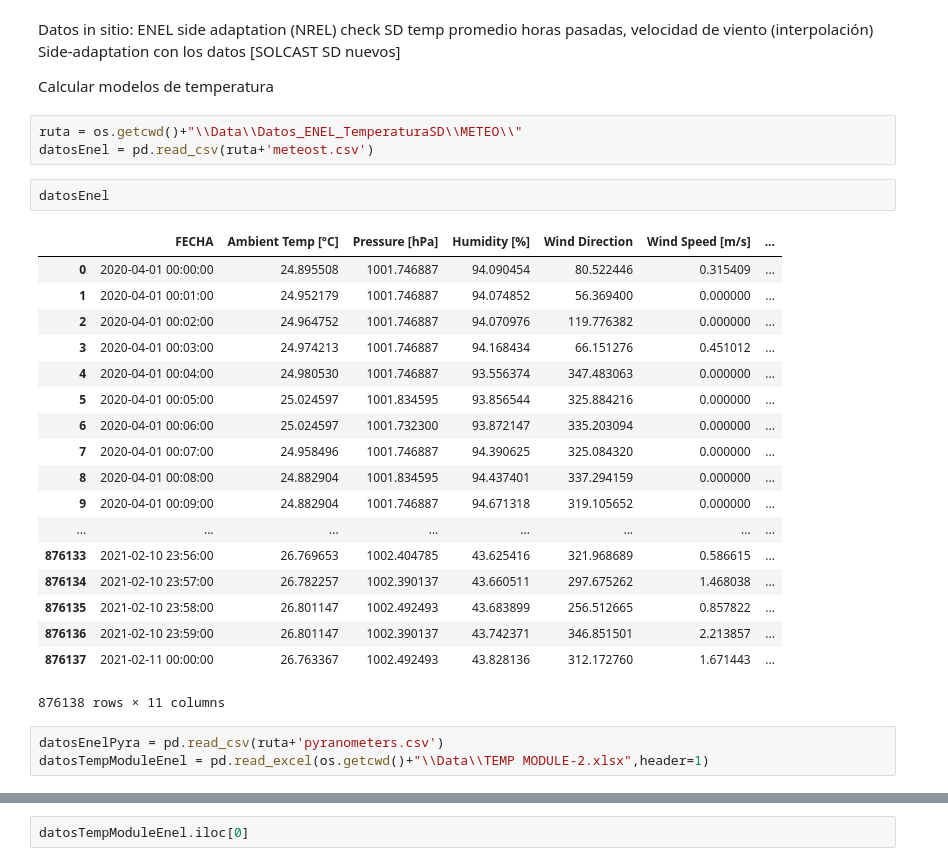
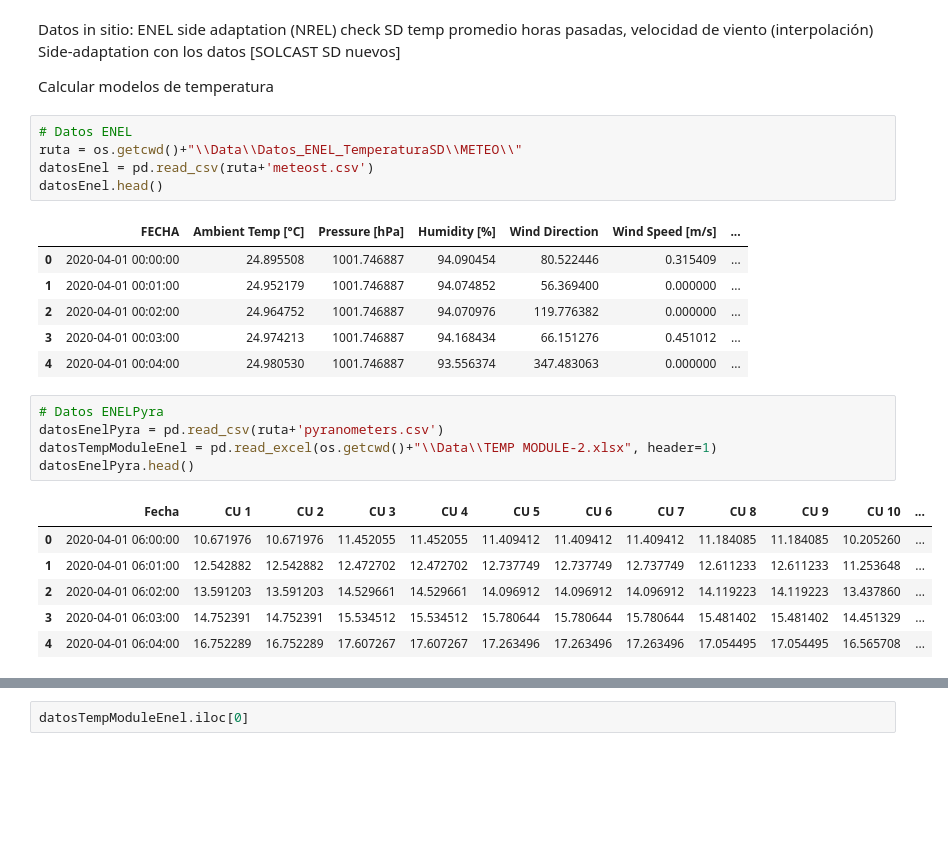
Before and after one commit to sofgutierrez6/ProyectoGrado, a Jupyter notebook: Data_Adaptation.ipynb, the cells around one changed output, grey strips where cells are left out. Drawn from its saved outputs; the diff is of its cells as text; blank space fills up the shorter version.

```diff
--- a/Data_Adaptation.ipynb
+++ b/Data_Adaptation.ipynb
@@ -1413,29 +1437,26 @@ Datos in sitio:
 
 Calcular modelos de temperatura
 # %%
+# Datos ENEL
 ruta = os.getcwd()+"\\Data\\Datos_ENEL_TemperaturaSD\\METEO\\"
 datosEnel = pd.read_csv(ruta+'meteost.csv')
+datosEnel.head()
+# %% [output]
+|  | FECHA | Ambient Temp [°C] | Pressure [hPa] | Humidity [%] | Wind Direction | Wind Speed [m/s] | ... |
+| 0 | 2020-04-01 00:00:00 | 24.895508 | 1001.746887 | 94.090454 | 80.522446 | 0.315409 | ... |
+| 1 | 2020-04-01 00:01:00 | 24.952179 | 1001.746887 | 94.074852 | 56.369400 | 0.000000 | ... |
+| 2 | 2020-04-01 00:02:00 | 24.964752 | 1001.746887 | 94.070976 | 119.776382 | 0.000000 | ... |
+| 3 | 2020-04-01 00:03:00 | 24.974213 | 1001.746887 | 94.168434 | 66.151276 | 0.451012 | ... |
+| 4 | 2020-04-01 00:04:00 | 24.980530 | 1001.746887 | 93.556374 | 347.483063 | 0.000000 | ... |
-# %%
-datosEnel
-# %% [output]
-|  | FECHA | Ambient Temp [°C] | Pressure [hPa] | Humidity [%] | Wind Direction | Wind Speed [m/s] | ... |
-| 0 | 2020-04-01 00:00:00 | 24.895508 | 1001.746887 | 94.090454 | 80.522446 | 0.315409 | ... |
-| 1 | 2020-04-01 00:01:00 | 24.952179 | 1001.746887 | 94.074852 | 56.369400 | 0.000000 | ... |
-| 2 | 2020-04-01 00:02:00 | 24.964752 | 1001.746887 | 94.070976 | 119.776382 | 0.000000 | ... |
-| 3 | 2020-04-01 00:03:00 | 24.974213 | 1001.746887 | 94.168434 | 66.151276 | 0.451012 | ... |
-| 4 | 2020-04-01 00:04:00 | 24.980530 | 1001.746887 | 93.556374 | 347.483063 | 0.000000 | ... |
-| 5 | 2020-04-01 00:05:00 | 25.024597 | 1001.834595 | 93.856544 | 325.884216 | 0.000000 | ... |
-| 6 | 2020-04-01 00:06:00 | 25.024597 | 1001.732300 | 93.872147 | 335.203094 | 0.000000 | ... |
-| 7 | 2020-04-01 00:07:00 | 24.958496 | 1001.746887 | 94.390625 | 325.084320 | 0.000000 | ... |
-| 8 | 2020-04-01 00:08:00 | 24.882904 | 1001.834595 | 94.437401 | 337.294159 | 0.000000 | ... |
-| 9 | 2020-04-01 00:09:00 | 24.882904 | 1001.746887 | 94.671318 | 319.105652 | 0.000000 | ... |
-| ... | ... | ... | ... | ... | ... | ... | ... |
-| 876133 | 2021-02-10 23:56:00 | 26.769653 | 1002.404785 | 43.625416 | 321.968689 | 0.586615 | ... |
-| 876134 | 2021-02-10 23:57:00 | 26.782257 | 1002.390137 | 43.660511 | 297.675262 | 1.468038 | ... |
-| 876135 | 2021-02-10 23:58:00 | 26.801147 | 1002.492493 | 43.683899 | 256.512665 | 0.857822 | ... |
-| 876136 | 2021-02-10 23:59:00 | 26.801147 | 1002.390137 | 43.742371 | 346.851501 | 2.213857 | ... |
-| 876137 | 2021-02-11 00:00:00 | 26.763367 | 1002.492493 | 43.828136 | 312.172760 | 1.671443 | ... |
-876138 rows × 11 columns
 # %%
+# Datos ENELPyra
 datosEnelPyra = pd.read_csv(ruta+'pyranometers.csv')
-datosTempModuleEnel = pd.read_excel(os.getcwd()+"\\Data\\TEMP MODULE-2.xlsx",header=1)
+datosTempModuleEnel = pd.read_excel(os.getcwd()+"\\Data\\TEMP MODULE-2.xlsx", header=1)
+datosEnelPyra.head()
+# %% [output]
+|  | Fecha | CU 1 | CU 2 | CU 3 | CU 4 | CU 5 | CU 6 | CU 7 | CU 8 | CU 9 | CU 10 | ... |
+| 0 | 2020-04-01 06:00:00 | 10.671976 | 10.671976 | 11.452055 | 11.452055 | 11.409412 | 11.409412 | 11.409412 | 11.184085 | 11.184085 | 10.205260 | ... |
+| 1 | 2020-04-01 06:01:00 | 12.542882 | 12.542882 | 12.472702 | 12.472702 | 12.737749 | 12.737749 | 12.737749 | 12.611233 | 12.611233 | 11.253648 | ... |
+| 2 | 2020-04-01 06:02:00 | 13.591203 | 13.591203 | 14.529661 | 14.529661 | 14.096912 | 14.096912 | 14.096912 | 14.119223 | 14.119223 | 13.437860 | ... |
+| 3 | 2020-04-01 06:03:00 | 14.752391 | 14.752391 | 15.534512 | 15.534512 | 15.780644 | 15.780644 | 15.780644 | 15.481402 | 15.481402 | 14.451329 | ... |
+| 4 | 2020-04-01 06:04:00 | 16.752289 | 16.752289 | 17.607267 | 17.607267 | 17.263496 | 17.263496 | 17.263496 | 17.054495 | 17.054495 | 16.565708 | ... |
```
Also changed, not shown: parts of 25 cells of this notebook, 2 other files.
